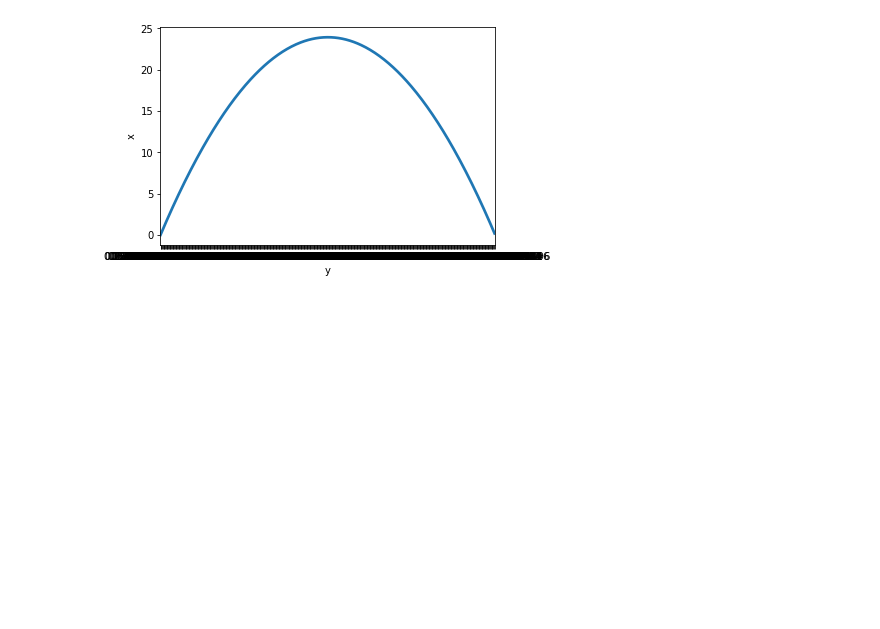
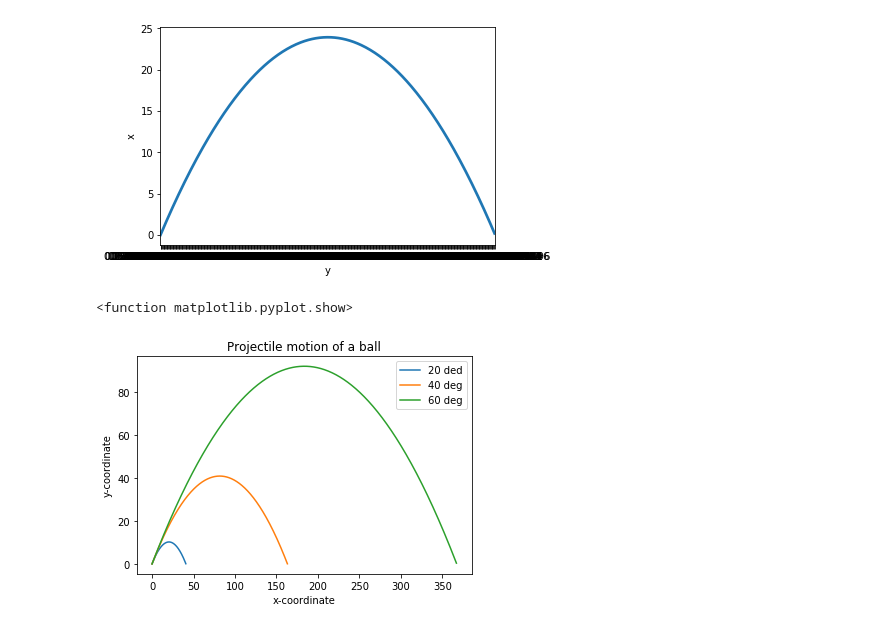
Before and after one commit to adamrossnelson/math, a Jupyter notebook: Projectile Motion.ipynb, the cells around one changed output. Drawn from its saved outputs; the diff is of its cells as text; code cells hidden in the pictures; blank space fills up the shorter version.

Commit message:
Added Multi Plots

```diff
--- a/Projectile Motion.ipynb
+++ b/Projectile Motion.ipynb
@@ -83,3 +83,14 @@ sns.pointplot(x=mydf['y'], y=mydf['x'], markers='')
 # %% [output]
 <matplotlib.axes._subplots.AxesSubplot at 0x...>
 [figure]
+# %%
+u_list = [20, 40, 60]
+theta = 45
+for u in u_list:
+    draw_trajectory(u, theta)
+
+plt.legend(['20 ded', '40 deg', '60 deg'])
+plt.show
+# %% [output]
+<function matplotlib.pyplot.show>
+[figure, added]
```
